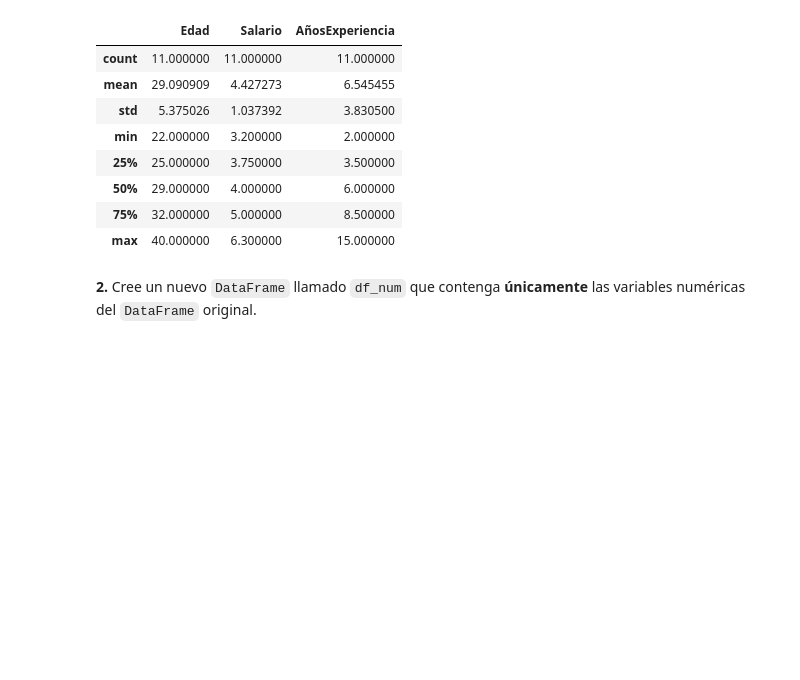
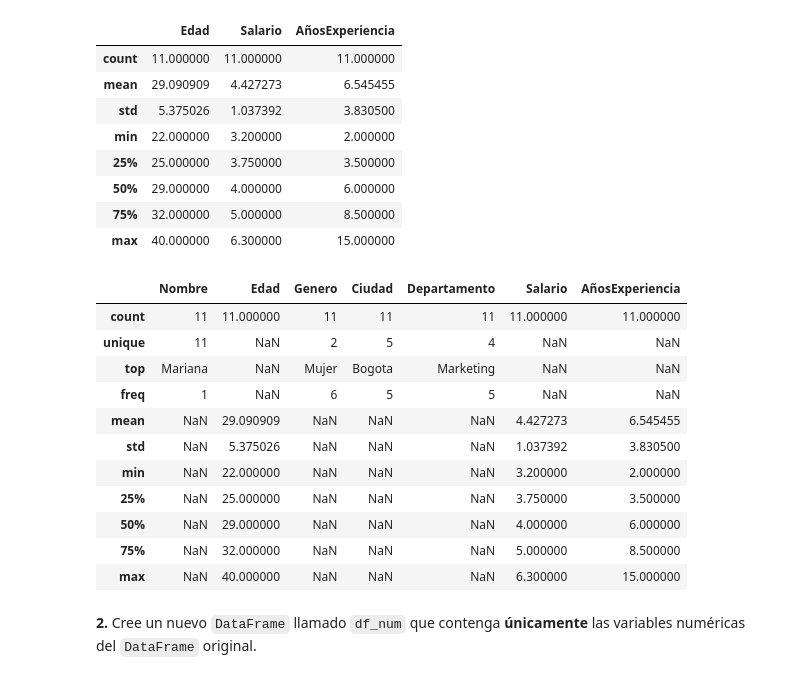
Before and after one commit to Joelcantor/aprendiendo_git_hub, a Jupyter notebook: Taller_Preparcial_Seccion3_Pandas.ipynb, the cells around one changed output. Saved outputs shown, nothing was run; the diff lists cells and outputs as text; code cells hidden in the pictures; blank space fills up the shorter version.

```diff
--- a/Taller_Preparcial_Seccion3_Pandas.ipynb
+++ b/Taller_Preparcial_Seccion3_Pandas.ipynb
@@ -188,6 +188,21 @@ df.describe()
 | 50% | 29.000000 | 4.000000 | 6.000000 |
 | 75% | 32.000000 | 5.000000 | 8.500000 |
 | max | 40.000000 | 6.300000 | 15.000000 |
+# %%
+df.describe(include='all')
+# %% [output]
+|  | Nombre | Edad | Genero | Ciudad | Departamento | Salario | AñosExperiencia |
+| count | 11 | 11.000000 | 11 | 11 | 11 | 11.000000 | 11.000000 |
+| unique | 11 | NaN | 2 | 5 | 4 | NaN | NaN |
+| top | Mariana | NaN | Mujer | Bogota | Marketing | NaN | NaN |
+| freq | 1 | NaN | 6 | 5 | 5 | NaN | NaN |
+| mean | NaN | 29.090909 | NaN | NaN | NaN | 4.427273 | 6.545455 |
+| std | NaN | 5.375026 | NaN | NaN | NaN | 1.037392 | 3.830500 |
+| min | NaN | 22.000000 | NaN | NaN | NaN | 3.200000 | 2.000000 |
+| 25% | NaN | 25.000000 | NaN | NaN | NaN | 3.750000 | 3.500000 |
+| 50% | NaN | 29.000000 | NaN | NaN | NaN | 4.000000 | 6.000000 |
+| 75% | NaN | 32.000000 | NaN | NaN | NaN | 5.000000 | 8.500000 |
+| max | NaN | 40.000000 | NaN | NaN | NaN | 6.300000 | 15.000000 |
 # %% [markdown]
 **2.** Cree un nuevo `DataFrame` llamado `df_num` que contenga **únicamente** las variables numéricas del `DataFrame` original.
 # %%
```
Also changed, not shown: parts of 1 cell of this notebook.
